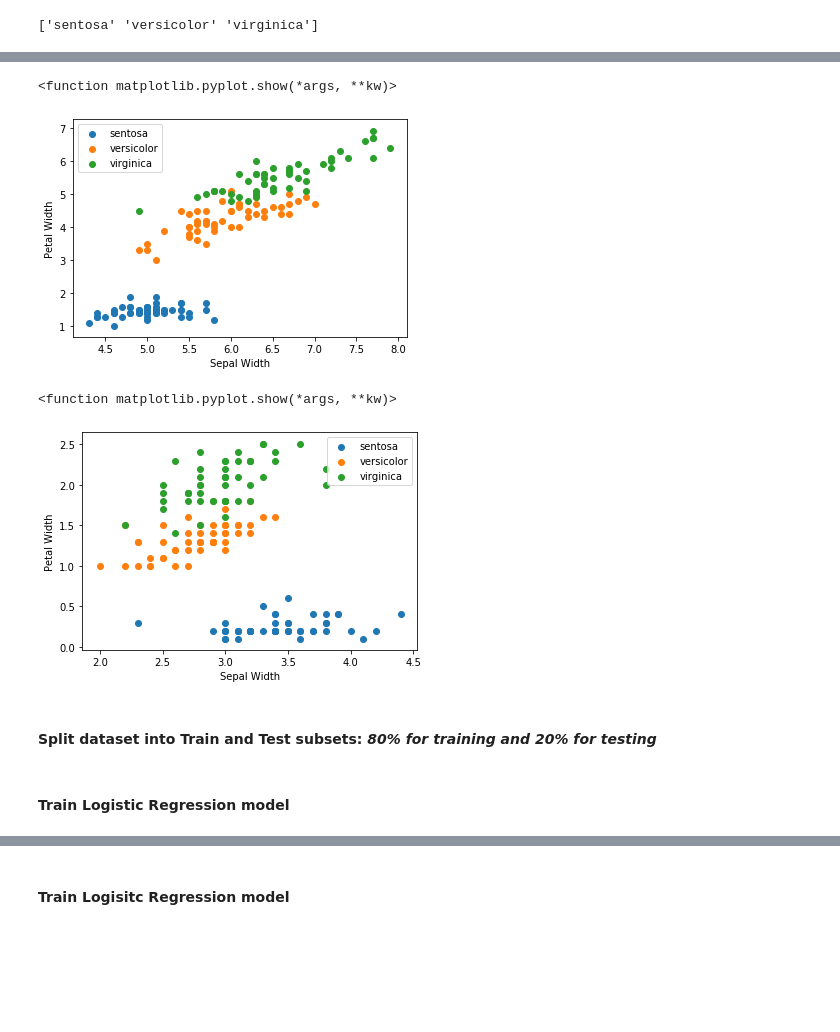
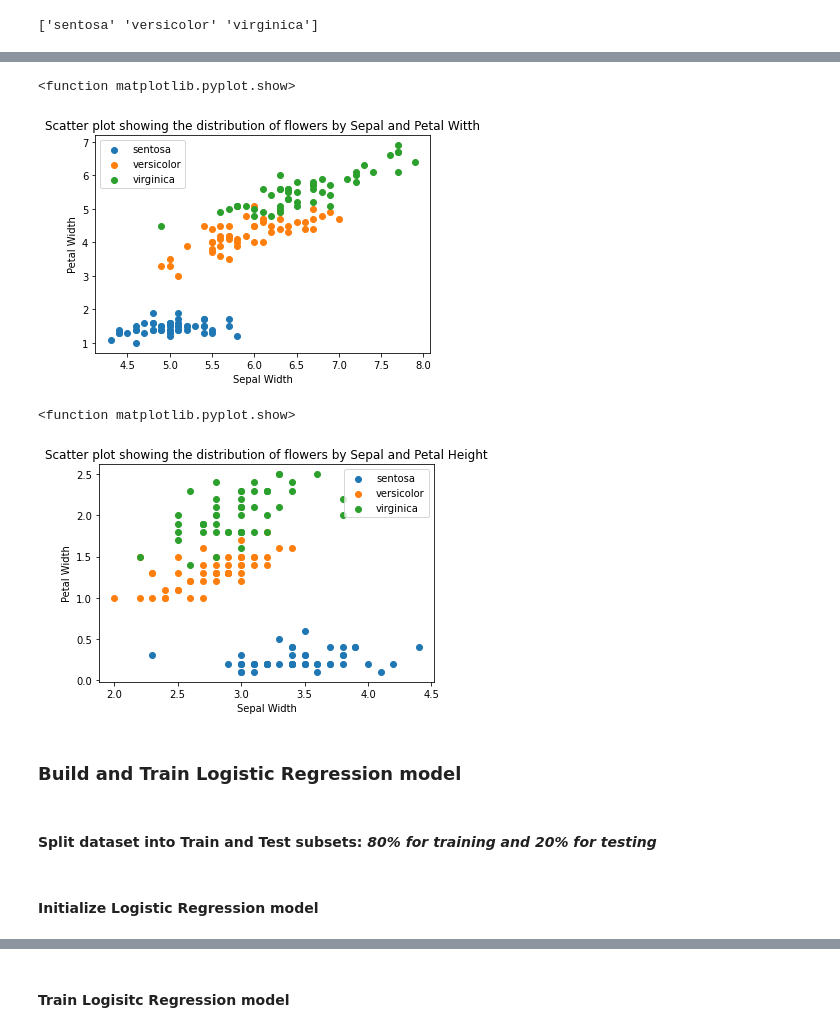
Before and after one commit to DSC-UTDallas/explore-ml, a Jupyter notebook: beginner_track/classification/Beginner_ML_Logistic_Regression.ipynb, the cells around one changed output, grey strips where cells are left out. Cells and saved outputs as stored; diff of their text form; code cells hidden in the pictures; blank space fills up the shorter version.

Commit message:
Add details to Regression and Classification

```diff
--- a/beginner_track/classification/Beginner_ML_Logistic_Regression.ipynb
+++ b/beginner_track/classification/Beginner_ML_Logistic_Regression.ipynb
@@ -110,15 +108,16 @@ plt.show
 # %%
 # By length
 plt.scatter(df[df['species_id'] == 0]['sepal_length'], df[df['species_id'] == 0]['petal_length'], label = 'sentosa')
 plt.scatter(df[df['species_id'] == 1]['sepal_length'], df[df['species_id'] == 1]['petal_length'], label = 'versicolor')
 plt.scatter(df[df['species_id'] == 2]['sepal_length'], df[df['species_id'] == 2]['petal_length'], label = 'virginica')
 plt.legend()
 plt.xlabel('Sepal Width')
 plt.ylabel('Petal Width')
+plt.title('Scatter plot showing the distribution of flowers by Sepal and Petal Witth')
 plt.show
 # %% [output]
-<function matplotlib.pyplot.show(*args, **kw)>
+<function matplotlib.pyplot.show>
-[figure, old version]
+[figure, new version]
 # %%
 # By width
 plt.scatter(df[df['species_id'] == 0]['sepal_width'], df[df['species_id'] == 0]['petal_width'], label = 'sentosa')
@@ -127,10 +126,13 @@ plt.scatter(df[df['species_id'] == 2]['sepal_width'], df[df['species_id'] == 2][
 plt.legend()
 plt.xlabel('Sepal Width')
 plt.ylabel('Petal Width')
+plt.title('Scatter plot showing the distribution of flowers by Sepal and Petal Height')
 plt.show
 # %% [output]
-<function matplotlib.pyplot.show(*args, **kw)>
+<function matplotlib.pyplot.show>
-[figure, old version]
+[figure, new version]
+# %% [markdown]
+### Build and Train **Logistic Regression** model
 # %% [markdown]
 #### Split dataset into Train and Test subsets: *80% for training and 20% for testing*
 # %%
@@ -139,4 +141,4 @@ features = df.drop(['species_id', 'species_name'], axis = "columns") #drop colum
 labels = df['species_id']
 train_features, test_features, train_labels, test_labels = train_test_split(features, labels, test_size = 0.2, shuffle = True, random_state = 100)
 # %% [markdown]
-#### Train Logistic Regression model
+#### Initialize Logistic Regression model
```
Also changed, not shown: parts of 49 cells of this notebook, 1 other file.
